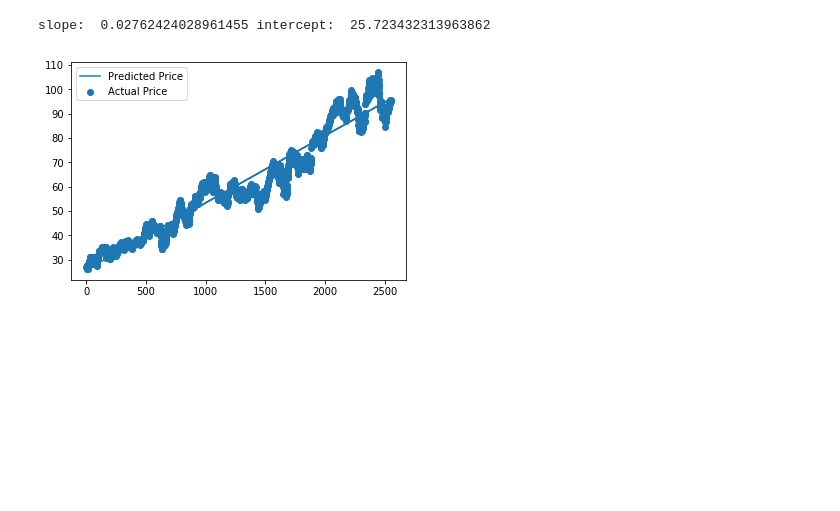
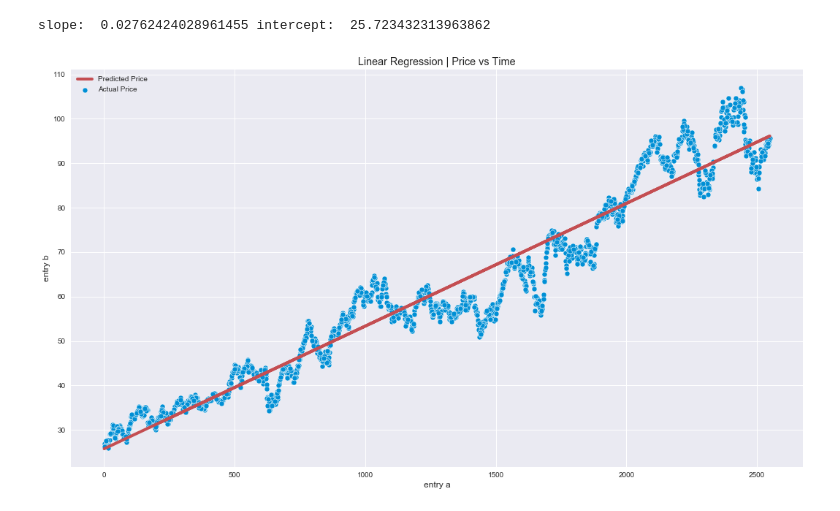
Before and after one commit to mediasittich/Predicting-Stock-Prices-with-Linear-Regression, a Jupyter notebook: Predicting Stock Prices with Linear Regression.ipynb, the cells around one changed output. Cells and saved outputs as stored; diff of their text form; code cells hidden in the pictures; blank space fills up the shorter version.

```diff
--- a/Predicting Stock Prices with Linear Regression.ipynb
+++ b/Predicting Stock Prices with Linear Regression.ipynb
@@ -7,8 +7,9 @@ import datetime
 from sklearn.model_selection import train_test_split
 from sklearn.linear_model import LinearRegression
 
+%matplotlib inline
 import matplotlib.pyplot as plt
-%matplotlib inline
+plt.style.use('seaborn-darkgrid')
 # %%
 # Import API key from file
 import API_config
@@ -82,12 +83,16 @@ print('slope: ', slope, 'intercept: ', intercept)
 slope:  0.02762424028961455 intercept:  25.723432313963862
 # %%
 # Train set graph
-plt.scatter(X_train, y_train, label='Actual Price')
-plt.plot(X_train, model.predict(X_train), label='Predicted Price')
+plt.figure(1, figsize=(16,10))
+plt.title('Linear Regression | Price vs Time')
+plt.scatter(X_train, y_train, edgecolor='w', label='Actual Price')
+plt.plot(X_train, model.predict(X_train), color='r', label='Predicted Price')
+plt.xlabel('entry a')
+plt.ylabel('entry b')
 plt.legend()
 plt.show()
 # %% [output]
-[figure, old version]
+[figure, new version]
 # %%
 X_test = np.array(test.index).reshape(-1, 1)
 y_test = test['Close']
```
Also changed, not shown: parts of 9 cells of this notebook.
